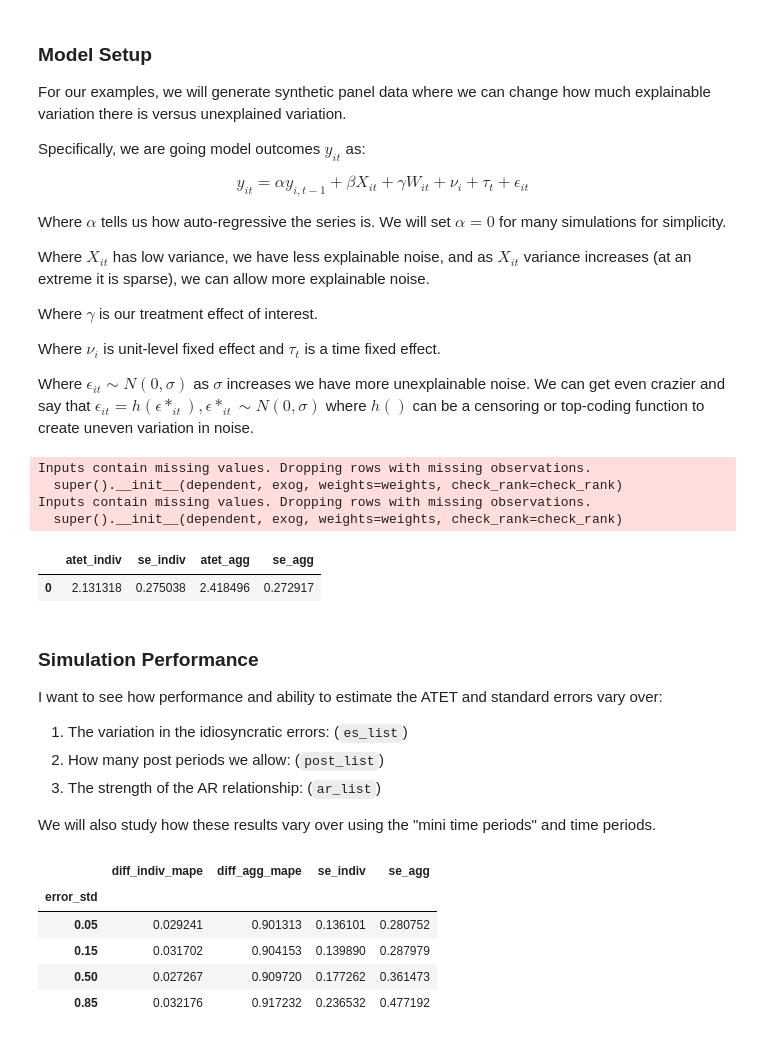
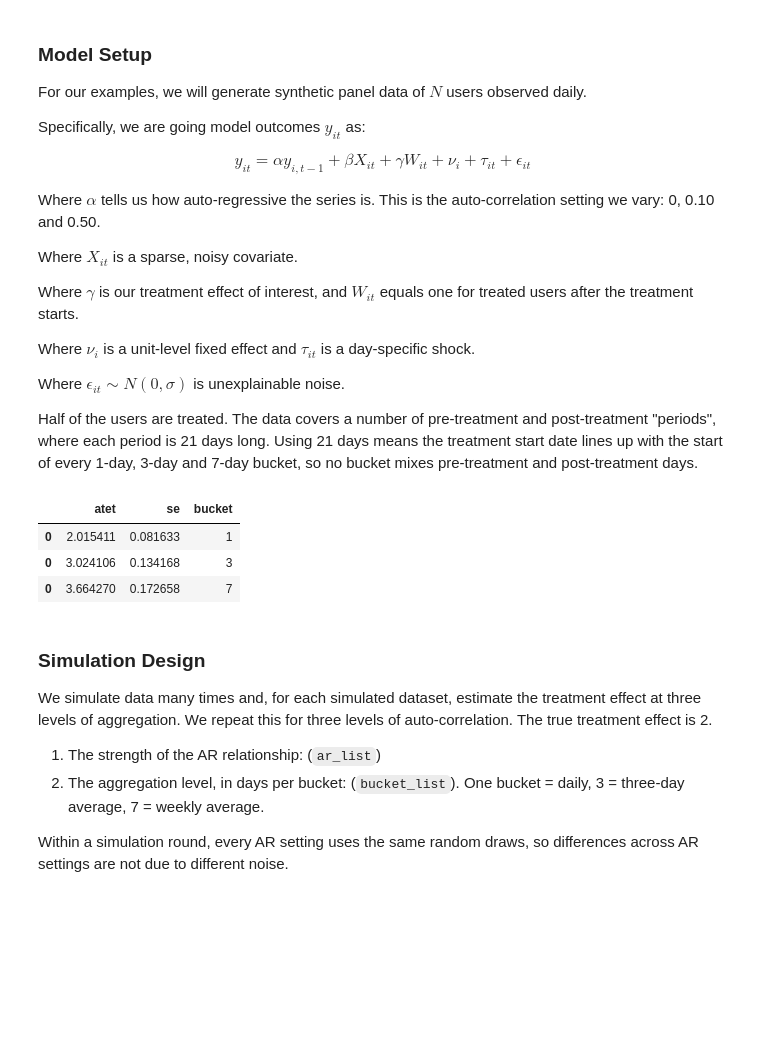
Before and after one commit to shoepaladin/causalinference_crashcourse, a Jupyter notebook: OtherMaterial/How Data Cleaning and Manipulation Affect Results/Data Aggregation and Bias.ipynb, the cells around one changed output. Drawn from its saved outputs; the diff is of its cells as text; code cells hidden in the pictures; blank space fills up the shorter version.

```diff
--- a/OtherMaterial/How Data Cleaning and Manipulation Affect Results/Data Aggregation and Bias.ipynb
+++ b/OtherMaterial/How Data Cleaning and Manipulation Affect Results/Data Aggregation and Bias.ipynb
@@ -25,21 +26,23 @@ Update: 21-apr-2023
 # %% [markdown]
 ### Model Setup
 
-For our examples, we will generate synthetic panel data where we can change how much explainable variation there is versus unexplained variation.
+For our examples, we will generate synthetic panel data of $N$ users observed daily.
 
 Specifically, we are going model outcomes $y_{it}$ as:
 
-$$y_{it} = \alpha y_{i,t-1} + \beta X_{it} + \gamma W_{it} + \nu_i + \tau_t + \epsilon_{it} $$
+$$y_{it} = \alpha y_{i,t-1} + \beta X_{it} + \gamma W_{it} + \nu_i + \tau_{it} + \epsilon_{it} $$
 
-Where $\alpha$ tells us how auto-regressive the series is. We will set $\alpha=0$ for many simulations for simplicity.
+Where $\alpha$ tells us how auto-regressive the series is. This is the auto-correlation setting we vary: 0, 0.10 and 0.50.
 
-Where $X_{it}$ has low variance, we have less explainable noise, and as $X_{it}$ variance increases (at an extreme it is sparse), we can allow more explainable noise.
+Where $X_{it}$ is a sparse, noisy covariate.
 
-Where $\gamma$ is our treatment effect of interest.
+Where $\gamma$ is our treatment effect of interest, and $W_{it}$ equals one for treated users after the treatment starts.
 
-Where $\nu_i$ is unit-level fixed effect and $\tau_t$ is a time fixed effect.
+Where $\nu_i$ is a unit-level fixed effect and $\tau_{it}$ is a day-specific shock.
 
-Where $\epsilon_{it} \sim N(0,\sigma)$ as $\sigma$ increases we have more unexplainable noise. We can get even crazier and say that $\epsilon_{it} = h(\epsilon*_{it}), \epsilon*_{it} \sim N(0,\sigma)$ where $h()$ can be a censoring or top-coding function to create uneven variation in noise.
+Where $\epsilon_{it} \sim N(0,\sigma)$ is unexplainable noise.
+
+Half of the users are treated. The data covers a number of pre-treatment and post-treatment "periods", where each period is 21 days long. Using 21 days means the treatment start date lines up with the start of every 1-day, 3-day and 7-day bucket, so no bucket mixes pre-treatment and post-treatment days.
 # %%
 import numpy as np
 import pandas as pd
@@ -157,19 +124,17 @@ def did_twfe(data=None, lag=False, aggstat='mean'):
 # %%
-df = dgp(N=30,preT=5,ar=0,pstT=3,atet=2, X_var=1,error_std=1)
-twfe_result = did_twfe(data=df, lag=True, aggstat='mean')
-display(twfe_result)
+## Quick check on one simulated dataset: daily vs. weekly estimates
+df = dgp(N=30,preT=5,pstT=3,ar=0.5,atet=2, X_var=1,error_std=1)
+pd.concat([did_twfe(data=df, bucket=b).assign(bucket=b) for b in [1,3,7]])
 # %% [output]
-Inputs contain missing values. Dropping rows with missing observations.
-  super().__init__(dependent, exog, weights=weights, check_rank=check_rank)
-Inputs contain missing values. Dropping rows with missing observations.
-  super().__init__(dependent, exog, weights=weights, check_rank=check_rank)
-|  | atet_indiv | se_indiv | atet_agg | se_agg |
-| 0 | 2.131318 | 0.275038 | 2.418496 | 0.272917 |
+|  | atet | se | bucket |
+| 0 | 2.015411 | 0.081633 | 1 |
+| 0 | 3.024106 | 0.134168 | 3 |
+| 0 | 3.664270 | 0.172658 | 7 |
 # %% [markdown]
-### Simulation Performance
-I want to see how performance and ability to estimate the ATET and standard errors vary over:
-1. The variation in the idiosyncratic errors: (`es_list`)
-2. How many post periods we allow: (`post_list`)
-3. The strength of the AR relationship: (`ar_list`)
+### Simulation Design
+We simulate data many times and, for each simulated dataset, estimate the treatment effect at three levels of aggregation. We repeat this for three levels of auto-correlation. The true treatment effect is 2.
 
-We will also study how these results vary over using the "mini time periods" and time periods.
+1. The strength of the AR relationship: (`ar_list`)
+2. The aggregation level, in days per bucket: (`bucket_list`). One bucket = daily, 3 = three-day average, 7 = weekly average.
+
+Within a simulation round, every AR setting uses the same random draws, so differences across AR settings are not due to different noise.
@@ -208,9 +172,0 @@ df_rg.reset_index(inplace=True)
-# %%
-df_rg.groupby('error_std')[['diff_indiv_mape','diff_agg_mape','se_indiv','se_agg']].mean()
-# %% [output]
-|  | diff_indiv_mape | diff_agg_mape | se_indiv | se_agg |
-| error_std |  |  |  |  |
-| 0.05 | 0.029241 | 0.901313 | 0.136101 | 0.280752 |
-| 0.15 | 0.031702 | 0.904153 | 0.139890 | 0.287979 |
-| 0.50 | 0.027267 | 0.909720 | 0.177262 | 0.361473 |
-| 0.85 | 0.032176 | 0.917232 | 0.236532 | 0.477192 |
```
Also changed, not shown: parts of 15 cells of this notebook, 1 other file.
